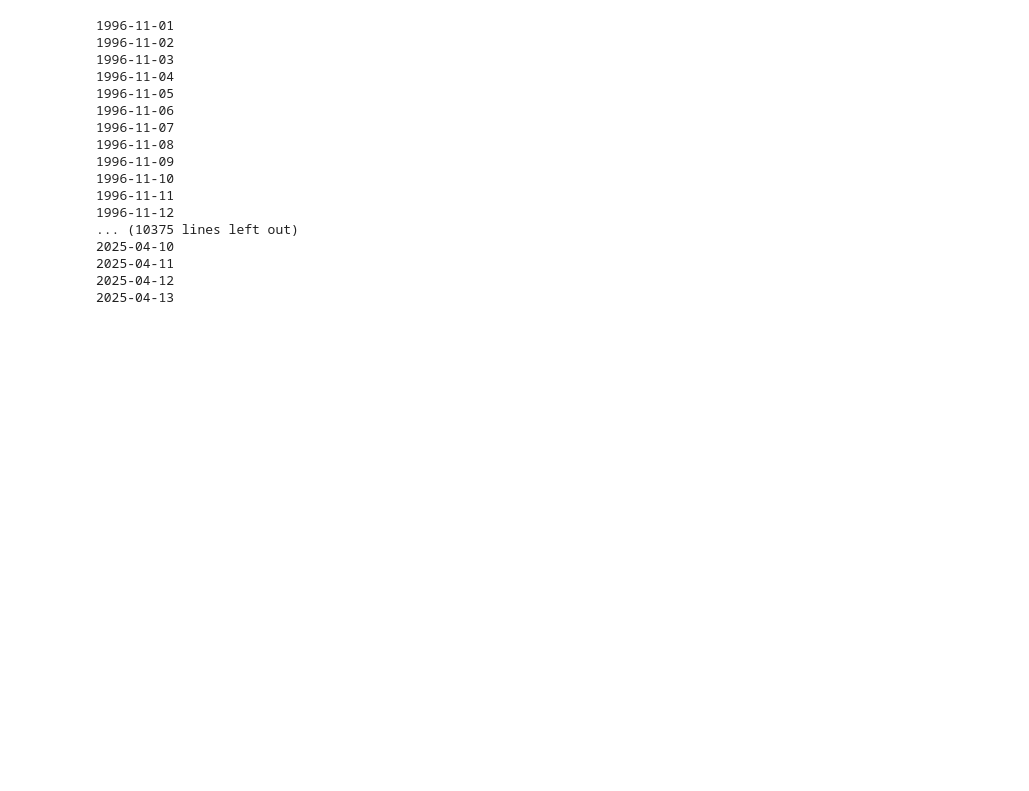
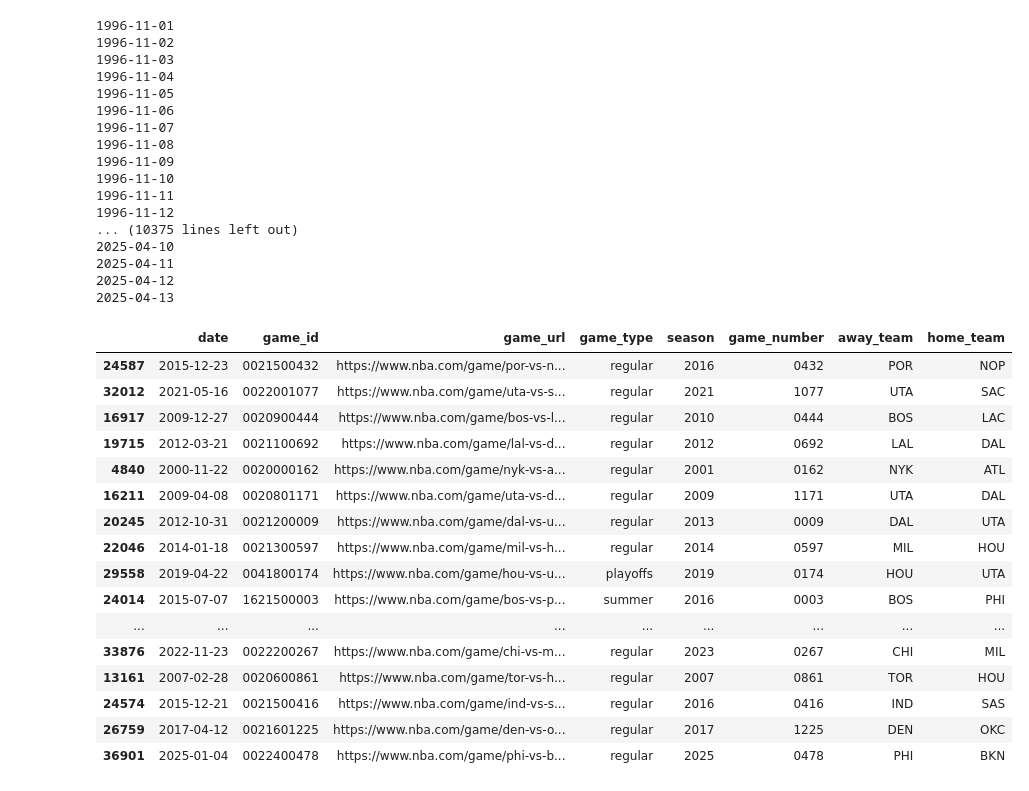
Before and after one commit to brendanwilliam/basketball-shotplot-data, a Jupyter notebook: src/data/scripts/gameurls.ipynb, the cells around one changed output. Saved outputs shown, nothing was run; the diff lists cells and outputs as text; code cells hidden in the pictures; blank space fills up the shorter version.

Commit message:
Added game_type, season, game number, home, and away cols

```diff
--- a/src/data/scripts/gameurls.ipynb
+++ b/src/data/scripts/gameurls.ipynb
@@ -72,3 +74,47 @@ for date in date_list:
 2025-04-11
 2025-04-12
 2025-04-13
+# %%
+# Create a CSV of all game_ids from 1996-2025
+import pandas as pd
+
+fp = '../about/game_ids.csv'
+df = pd.read_csv(fp)
+
+# Games with id[:2] == 00 either pre season, regular season, or playoffs
+# All other games are summer league games
+# Games with id[:2] == 00 and id[2] == 1 are preseason, id[2] == 2 are regular season, id[2] == 4 are playoffs
+# Create a new column to identify the type of game
+df['game_id'] = df['game_id'].apply(lambda x: str(x).zfill(10))
+df['game_type'] = df['game_id'].apply(lambda x: 'summer' if str(x)[:2] != '00' else 'preseason' if str(x)[2] == '1' else 'regular' if str(x)[2] == '2' else 'playoffs')
+
+# Add two new columns for the season and game number. Season is the str(x)[3:5] and the game number is str(x)[-4:]. The season is the year the season started. Save the season as a full 4 digit year. If the season number is 96, the season is 1997. If the season number is 24, the season is 2025. Save each as one year greater than their recorded value.
+df['season'] = df['game_id'].apply(lambda x: str(int('19' + str(x)[3:5]) + 1) if int(str(x)[3:5]) > 50 else str(int('20' + str(x)[3:5]) + 1))
+df['game_number'] = df['game_id'].apply(lambda x: str(x)[-4:])
+
+# Add two new columns for home and away for all games in the df. This information is available through the game_url if x[25] is a character. If so, x[25:28] is the away team and x[32:35] is the home team. If x[25] is a digit, leave the column as None. Save the columns as away and home and in all caps.
+df['away_team'] = df['game_url'].apply(lambda x: x[25:28].upper() if x[25].isalpha() else None)
+df['home_team'] = df['game_url'].apply(lambda x: x[32:35].upper() if x[25].isalpha() else None)
+
+
+df.to_csv(fp, index=False)
+# %%
+df.sample(20)
+# %% [output]
+|  | date | game_id | game_url | game_type | season | game_number | away_team | home_team |
+| 24587 | 2015-12-23 | 0021500432 | https://www.nba.com/game/por-vs-n... | regular | 2016 | 0432 | POR | NOP |
+| 32012 | 2021-05-16 | 0022001077 | https://www.nba.com/game/uta-vs-s... | regular | 2021 | 1077 | UTA | SAC |
+| 16917 | 2009-12-27 | 0020900444 | https://www.nba.com/game/bos-vs-l... | regular | 2010 | 0444 | BOS | LAC |
+| 19715 | 2012-03-21 | 0021100692 | https://www.nba.com/game/lal-vs-d... | regular | 2012 | 0692 | LAL | DAL |
+| 4840 | 2000-11-22 | 0020000162 | https://www.nba.com/game/nyk-vs-a... | regular | 2001 | 0162 | NYK | ATL |
+| 16211 | 2009-04-08 | 0020801171 | https://www.nba.com/game/uta-vs-d... | regular | 2009 | 1171 | UTA | DAL |
+| 20245 | 2012-10-31 | 0021200009 | https://www.nba.com/game/dal-vs-u... | regular | 2013 | 0009 | DAL | UTA |
+| 22046 | 2014-01-18 | 0021300597 | https://www.nba.com/game/mil-vs-h... | regular | 2014 | 0597 | MIL | HOU |
+| 29558 | 2019-04-22 | 0041800174 | https://www.nba.com/game/hou-vs-u... | playoffs | 2019 | 0174 | HOU | UTA |
+| 24014 | 2015-07-07 | 1621500003 | https://www.nba.com/game/bos-vs-p... | summer | 2016 | 0003 | BOS | PHI |
+| ... | ... | ... | ... | ... | ... | ... | ... | ... |
+| 33876 | 2022-11-23 | 0022200267 | https://www.nba.com/game/chi-vs-m... | regular | 2023 | 0267 | CHI | MIL |
+| 13161 | 2007-02-28 | 0020600861 | https://www.nba.com/game/tor-vs-h... | regular | 2007 | 0861 | TOR | HOU |
+| 24574 | 2015-12-21 | 0021500416 | https://www.nba.com/game/ind-vs-s... | regular | 2016 | 0416 | IND | SAS |
+| 26759 | 2017-04-12 | 0021601225 | https://www.nba.com/game/den-vs-o... | regular | 2017 | 1225 | DEN | OKC |
+| 36901 | 2025-01-04 | 0022400478 | https://www.nba.com/game/phi-vs-b... | regular | 2025 | 0478 | PHI | BKN |
```
Also changed, not shown: parts of 1 cell of this notebook, 1 other file.
